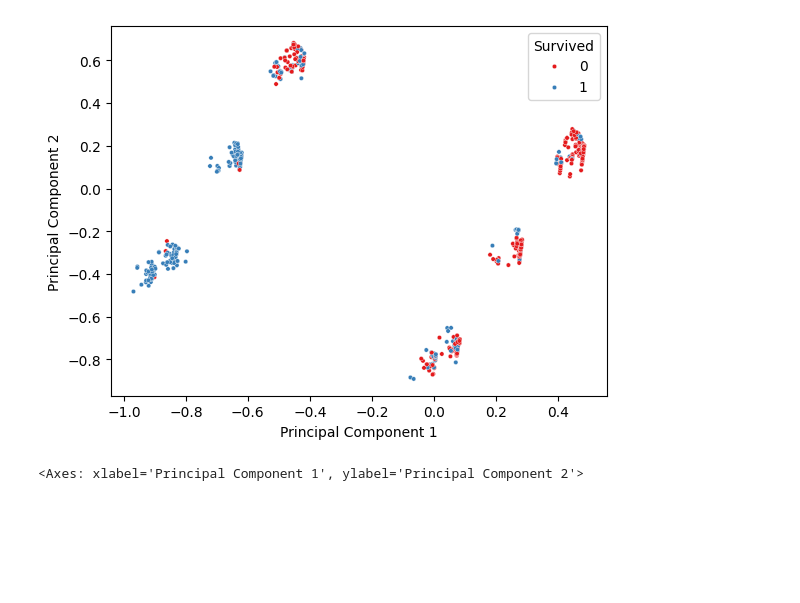
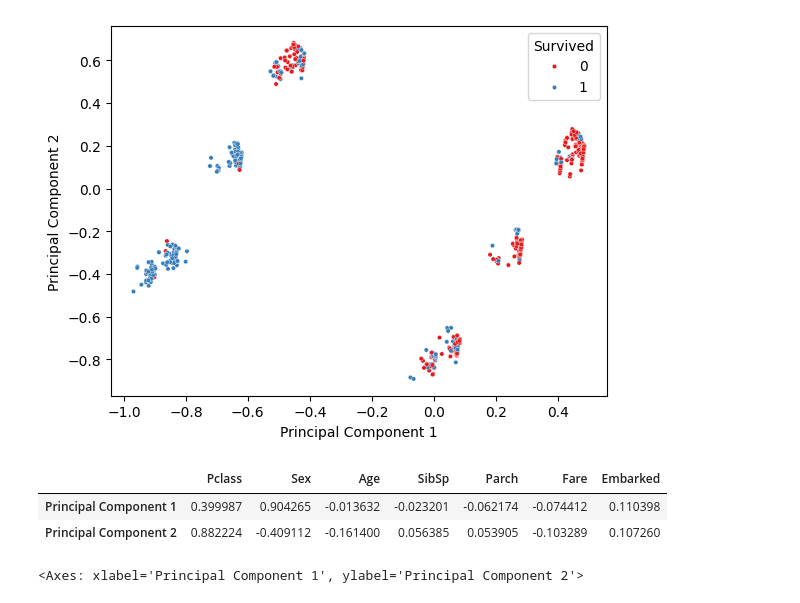
Before and after one commit to KTTRCDL/AIAA5030_Data_Mining_Group13_Visualization, a Jupyter notebook: notebook/PCA.ipynb, the cells around one changed output. Drawn from its saved outputs; the diff is of its cells as text; code cells hidden in the pictures; blank space fills up the shorter version.

```diff
--- a/notebook/PCA.ipynb
+++ b/notebook/PCA.ipynb
@@ -16,8 +16,8 @@ FIGURE_ROOT = f"{PROJECT_ROOT}/figure"
 Visualize survived and survived passengers on a two-dimensional space
 # %%
 # load dataset
-Titantic_dataset = pd.read_csv(f'{DATA_ROOT}/Titanic-Dataset-Processed.csv')
-Titantic_dataset
+Titanic_dataset = pd.read_csv(f'{DATA_ROOT}/Titanic-Dataset-Processed.csv')
+Titanic_dataset
 # %% [output]
 |  | PassengerId | Survived | Pclass | Name | Sex | Age | SibSp | Parch | Ticket | Fare | ... |
 | 0 | 1 | 0 | 1.0 | Braund, Mr. Owen Harris | 1 | 0.271174 | 0.125 | 0.000000 | A/5 21171 | 0.014151 | ... |
@@ -36,9 +36,9 @@ Titantic_dataset
 pca = PCA(n_components=2)
 # Pclass, Sex, Age, SibSp, Parch, Fare, and Embarked
 features = ['Pclass', 'Sex', 'Age', 'SibSp', 'Parch', 'Fare', 'Embarked']
-Titantic_pca = pca.fit_transform(Titantic_dataset[features])
-df = pd.DataFrame(data=Titantic_pca, columns=['Principal Component 1', 'Principal Component 2'])
-df['Survived'] = Titantic_dataset['Survived']
+Titanic_pca = pca.fit_transform(Titanic_dataset[features])
+df = pd.DataFrame(data=Titanic_pca, columns=['Principal Component 1', 'Principal Component 2'])
+df['Survived'] = Titanic_dataset['Survived']
 
 pca_img = sns.scatterplot(data=df, x='Principal Component 1', y='Principal Component 2', hue='Survived', palette='Set1', s=10)
 pca_img.figure.savefig(f'{FIGURE_ROOT}/PCA_Titanic_Dataset_Survived.png', dpi=600)
@@ -46,4 +46,12 @@ pca_img
 # %% [output]
 <Axes: xlabel='Principal Component 1', ylabel='Principal Component 2'>
 [figure]
+# %%
+# show the weight of each feature in each principal component
+components = pd.DataFrame(data=pca.components_, columns=features, index=['Principal Component 1', 'Principal Component 2'])
+components
+# %% [output]
+|  | Pclass | Sex | Age | SibSp | Parch | Fare | Embarked |
+| Principal Component 1 | 0.399987 | 0.904265 | -0.013632 | -0.023201 | -0.062174 | -0.074412 | 0.110398 |
+| Principal Component 2 | 0.882224 | -0.409112 | -0.161400 | 0.056385 | 0.053905 | -0.103289 | 0.107260 |
 # %%
```
Also changed, not shown: parts of 1 cell of this notebook, 11 other files.
